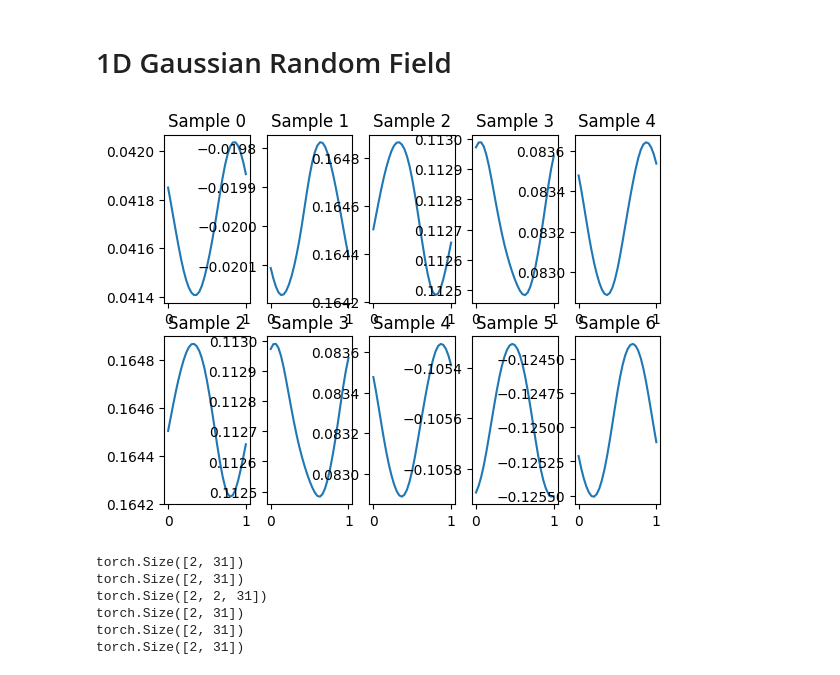
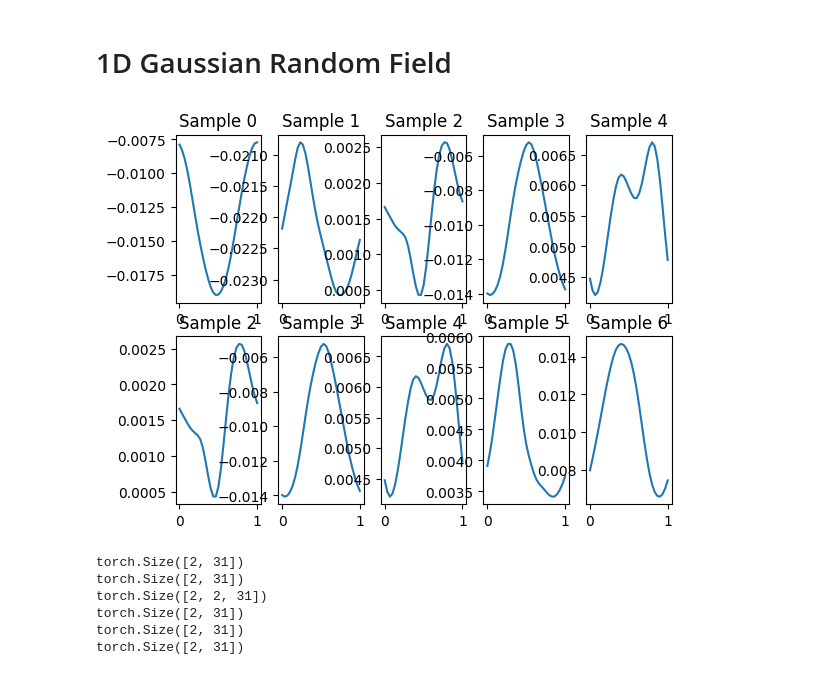
Before and after one commit to srayan00/greedy-hybrid-pde, a Jupyter notebook: playground/data_gen_pg.ipynb, the cells around one changed output. Saved outputs shown, nothing was run; the diff lists cells and outputs as text; code cells hidden in the pictures.

```diff
--- a/playground/data_gen_pg.ipynb
+++ b/playground/data_gen_pg.ipynb
@@ -11,13 +11,13 @@ import ml_solver
 # 1D Gaussian Random Field
 # %%
 device = torch.device("cuda:0" if torch.cuda.is_available() else "cpu")
-grf = data_generation.GaussianRandomField(dim=1, num_samples=31, alpha=1.0, beta=1.0, gamma=4.0, device = device)
+grf = data_generation.GaussianRandomField(dim=1, num_samples=31, alpha=625.0, beta=25.0, gamma=4.0, device = device)
 a = grf.generate(2)
 f = grf.generate(2)
 # plt.plot(np.linspace(0, 1, 31), x[0])
 grf.visualize()
 # %% [output]
-[figure, old version]
+[figure, new version]
 # %%
 # Testing DeepONet for just forcing function
 onet = ml_solver.DeepONet(N = 31, dim = 1, coef = False).to(device)
```
Also changed, not shown: parts of 4 cells of this notebook, 7 other files.
